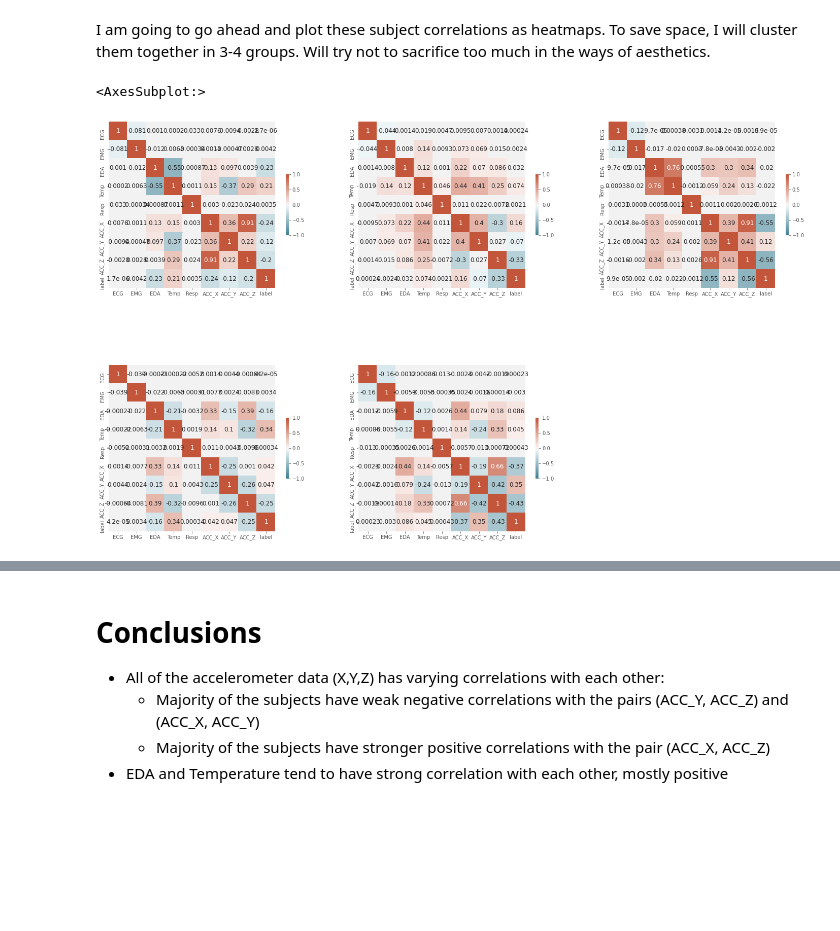
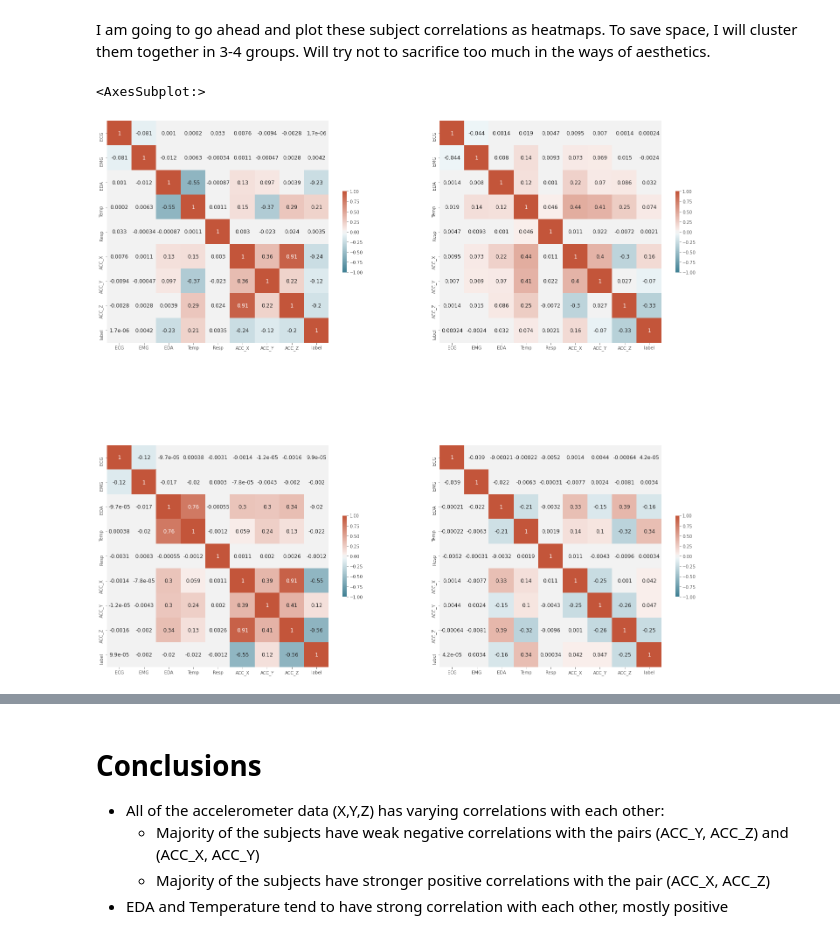
Before and after one commit to njfritter/Characteristic-Based-Time-Series-Clustering, a Jupyter notebook: rCode2012/notebooks/wesad_chest_data_exploratory_analysis.ipynb, the cells around one changed output, grey strips where cells are left out. Drawn from its saved outputs; the diff is of its cells as text; code cells hidden in the pictures; blank space fills up the shorter version.

```diff
--- a/rCode2012/notebooks/wesad_chest_data_exploratory_analysis.ipynb
+++ b/rCode2012/notebooks/wesad_chest_data_exploratory_analysis.ipynb
@@ -658,25 +658,21 @@ display(corr_dct['S4'])
 # %% [markdown]
 I am going to go ahead and plot these subject correlations as heatmaps. To save space, I will cluster them together in 3-4 groups. Will try not to sacrifice too much in the ways of aesthetics.
 # %%
-# Create a figure instance and 6 subplots
+# Create a figure instance and 4 subplots
 fig = plt.figure(figsize = (25,25)) # width x height
-ax1 = fig.add_subplot(3, 3, 1) # row, column, position
-ax2 = fig.add_subplot(3, 3, 2)
-ax3 = fig.add_subplot(3, 3, 3)
-ax4 = fig.add_subplot(3, 3, 4)
-ax5 = fig.add_subplot(3, 3, 5)
-#ax6 = fig.add_subplot(3, 3, 6)
+ax1 = fig.add_subplot(2, 2, 1) # row, column, position
+ax2 = fig.add_subplot(2, 2, 2)
+ax3 = fig.add_subplot(2, 2, 3)
+ax4 = fig.add_subplot(2, 2, 4)
 
 # Heatmap parameters
 cmap = sns.diverging_palette(220, 20, n=200)
 # We use ax parameter to tell seaborn which subplot to use for this plot
 sns.heatmap(data=corr_dct['S2'], ax=ax1, cmap = cmap, vmin=-1, vmax=1, center=0, square=True, cbar_kws={'shrink': .3}, annot=True, annot_kws={'fontsize': 12})
 sns.heatmap(data=corr_dct['S3'], ax=ax2, cmap = cmap, vmin=-1, vmax=1, center=0, square=True, cbar_kws={'shrink': .3}, annot=True, annot_kws={'fontsize': 12})
 sns.heatmap(data=corr_dct['S4'], ax=ax3, cmap = cmap, vmin=-1, vmax=1, center=0, square=True, cbar_kws={'shrink': .3}, annot=True, annot_kws={'fontsize': 12})
 sns.heatmap(data=corr_dct['S5'], ax=ax4, cmap = cmap, vmin=-1, vmax=1, center=0, square=True, cbar_kws={'shrink': .3}, annot=True, annot_kws={'fontsize': 12})
-sns.heatmap(data=corr_dct['S6'], ax=ax5, cmap = cmap, vmin=-1, vmax=1, center=0, square=True, cbar_kws={'shrink': .3}, annot=True, annot_kws={'fontsize': 12})
-#sns.heatmap(data=corr_dct['S7'], ax=ax6, cmap = cmap, vmin=-1, vmax=1, center=0, square=True, cbar_kws={'shrink': .3}, annot=True, annot_kws={'fontsize': 12})
 # %% [output]
 <AxesSubplot:>
-[figure, old version]
+[figure, new version]
 # %%
```
Also changed, not shown: parts of 3 cells of this notebook.
